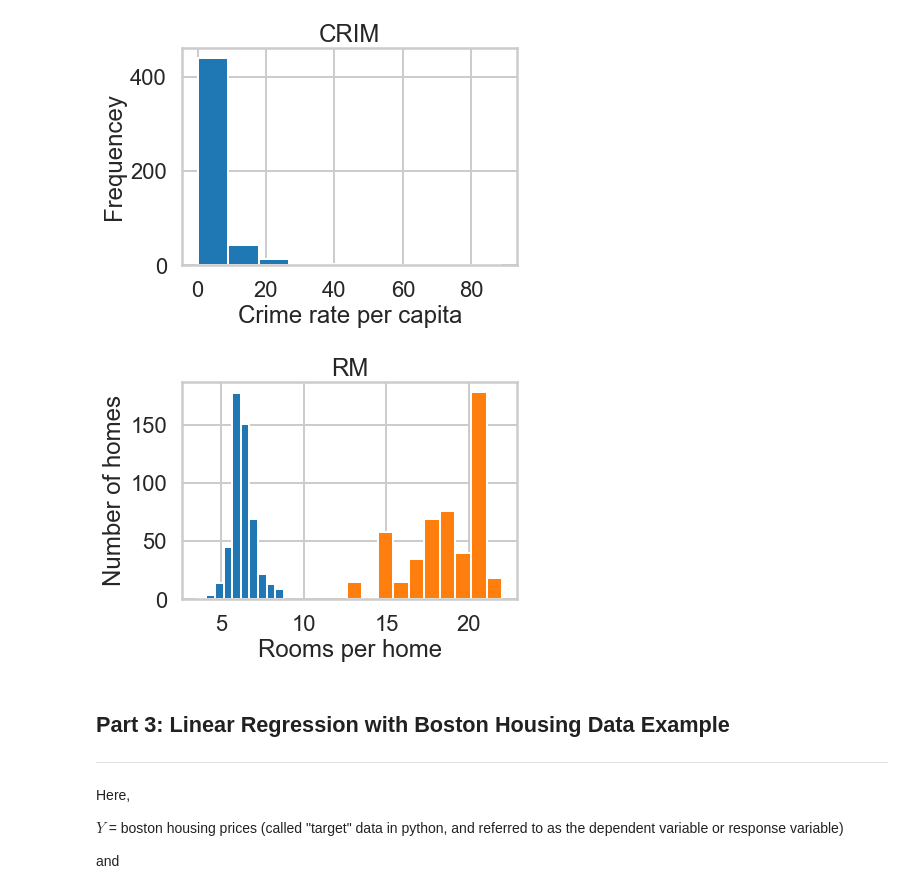
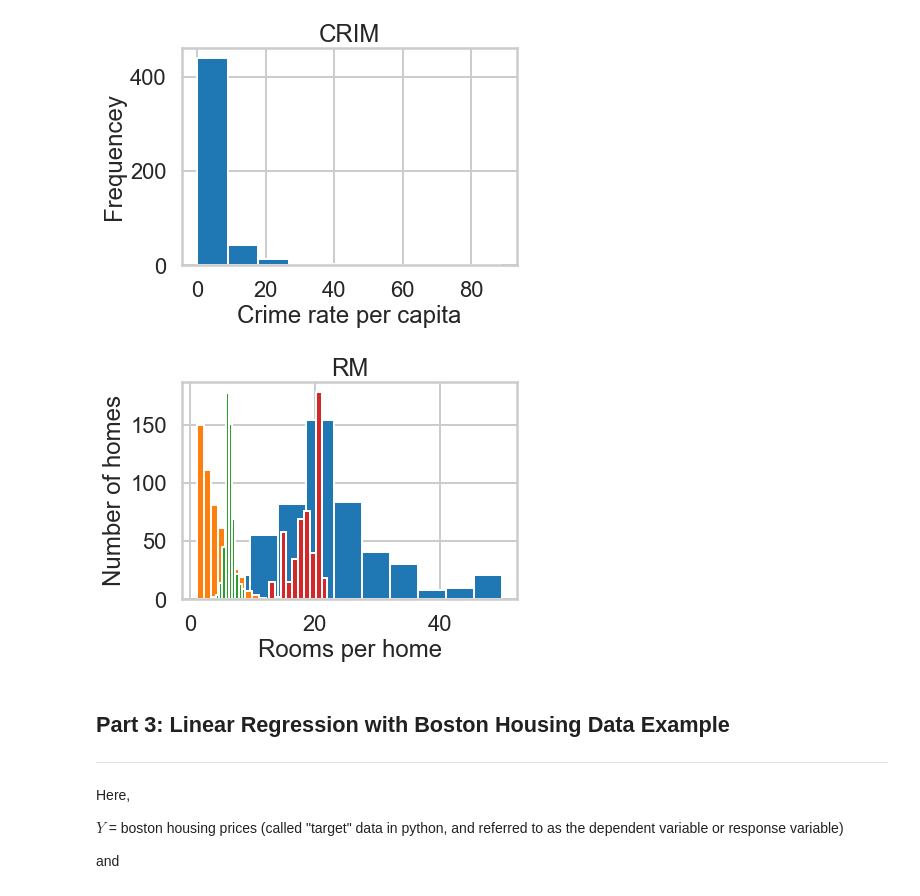
Before and after one commit to willr/mec-mini-projects, a Jupyter notebook: mec-11.4.1-linear-regression-mini-project/Mini_Project_Linear_Regression.ipynb, the cells around one changed output. Drawn from its saved outputs; the diff is of its cells as text; code cells hidden in the pictures.

```diff
--- a/mec-11.4.1-linear-regression-mini-project/Mini_Project_Linear_Regression.ipynb
+++ b/mec-11.4.1-linear-regression-mini-project/Mini_Project_Linear_Regression.ipynb
@@ -385,14 +421,17 @@ plt.show()
 # %% [output]
 [figure]
 # %%
+plt.hist(bos.PRICE)
+plt.hist(bos.DIS)
 plt.hist(bos.RM)
 plt.hist(bos.PTRATIO)
+
 plt.title("RM")
 plt.xlabel("Rooms per home")
 plt.ylabel("Number of homes")
 plt.show()
 # %% [output]
-[figure, old version]
+[figure, new version]
 # %% [markdown]
 ## Part 3: Linear Regression with Boston Housing Data Example
 ***
```
Also changed, not shown: parts of 43 cells of this notebook.
